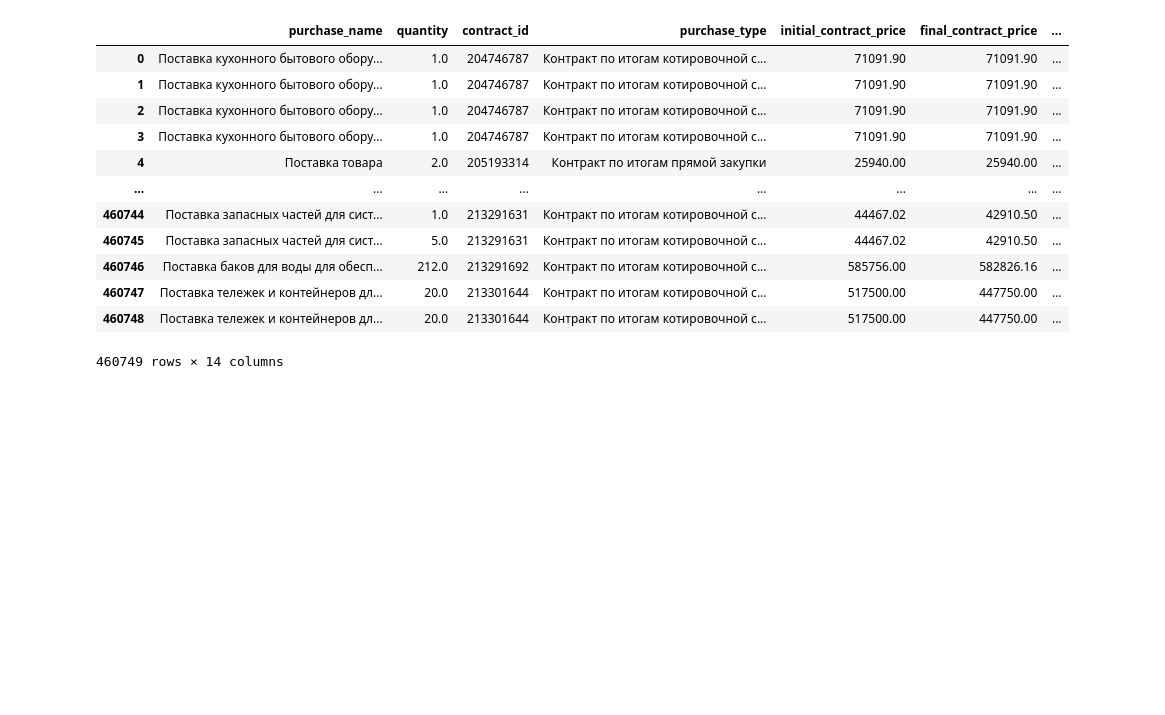
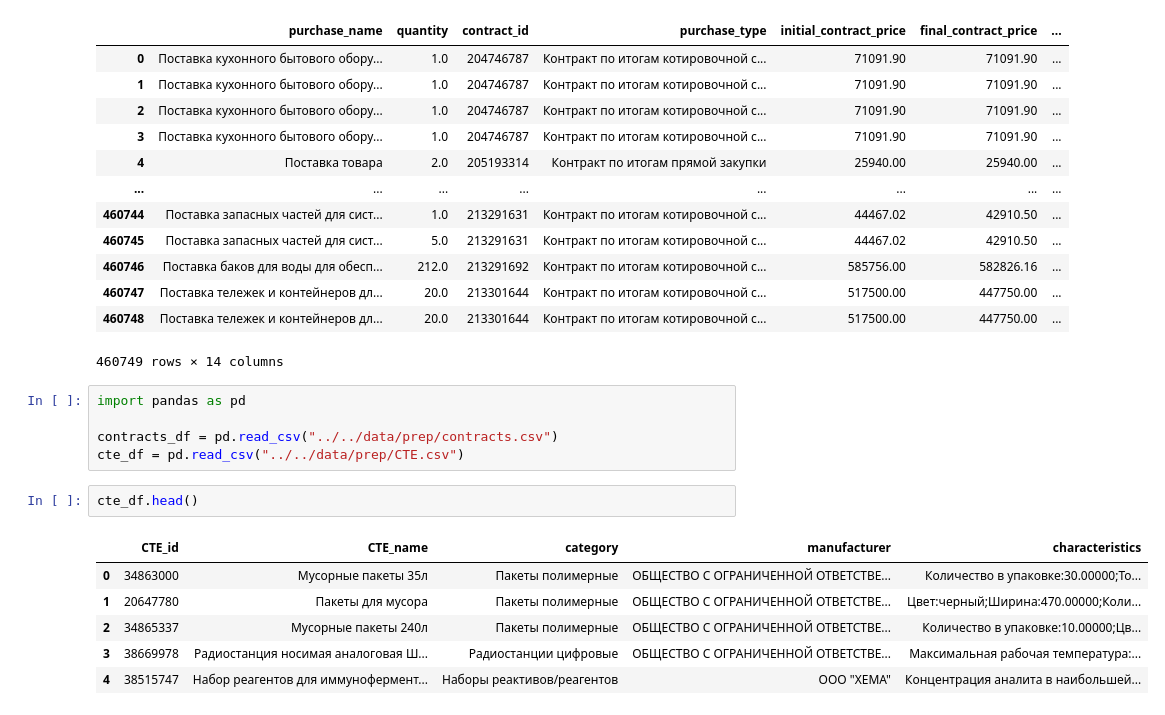
Before and after one commit to beer-bears-hack/ML, a Jupyter notebook: src/data/data_experiments.ipynb, the cells around one changed output. Cells and saved outputs as stored; diff of their text form; blank space fills up the shorter version.

```diff
--- a/src/data/data_experiments.ipynb
+++ b/src/data/data_experiments.ipynb
@@ -291,3 +291,17 @@ contracts
 | 460747 | Поставка тележек и контейнеров дл... | 20.0 | 213301644 | Контракт по итогам котировочной с... | 517500.00 | 447750.00 | ... |
 | 460748 | Поставка тележек и контейнеров дл... | 20.0 | 213301644 | Контракт по итогам котировочной с... | 517500.00 | 447750.00 | ... |
 460749 rows × 14 columns
+# %%
+import pandas as pd
+
+contracts_df = pd.read_csv("../../data/prep/contracts.csv")
+cte_df = pd.read_csv("../../data/prep/CTE.csv")
+# %%
+cte_df.head()
+# %% [output]
+|  | CTE_id | CTE_name | category | manufacturer | characteristics |
+| 0 | 34863000 | Мусорные пакеты 35л | Пакеты полимерные | ОБЩЕСТВО С ОГРАНИЧЕННОЙ ОТВЕТСТВЕ... | Количество в упаковке:30.00000;То... |
+| 1 | 20647780 | Пакеты для мусора | Пакеты полимерные | ОБЩЕСТВО С ОГРАНИЧЕННОЙ ОТВЕТСТВЕ... | Цвет:черный;Ширина:470.00000;Коли... |
+| 2 | 34865337 | Мусорные пакеты 240л | Пакеты полимерные | ОБЩЕСТВО С ОГРАНИЧЕННОЙ ОТВЕТСТВЕ... | Количество в упаковке:10.00000;Цв... |
+| 3 | 38669978 | Радиостанция носимая аналоговая Ш... | Радиостанции цифровые | ОБЩЕСТВО С ОГРАНИЧЕННОЙ ОТВЕТСТВЕ... | Максимальная рабочая температура:... |
+| 4 | 38515747 | Набор реагентов для иммунофермент... | Наборы реактивов/реагентов | ООО "ХЕМА" | Концентрация аналита в наибольшей... |
```
Also changed, not shown: parts of 2 cells of this notebook, 2 other files.
